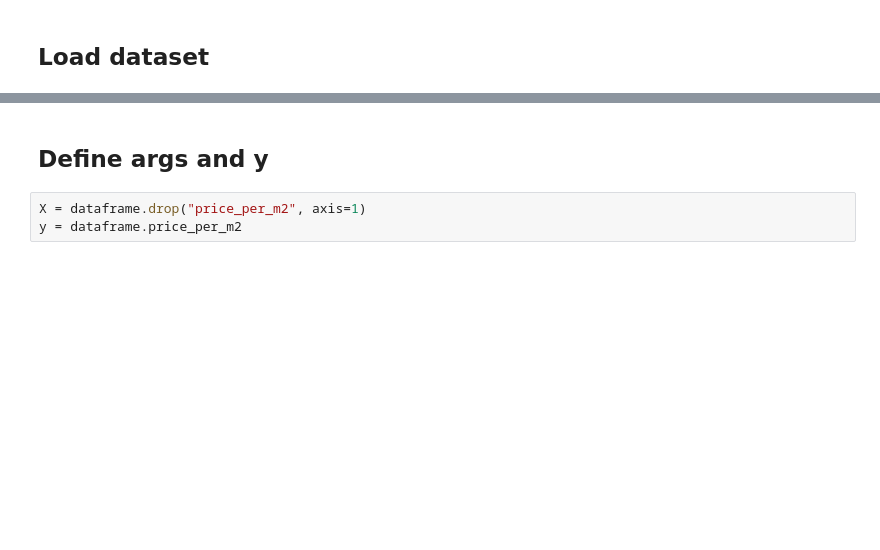
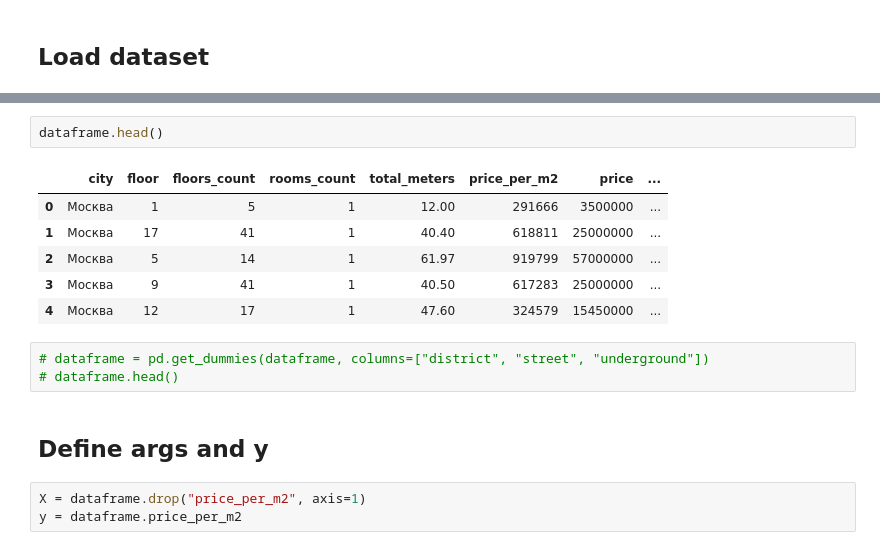
Before and after one commit to morozpr/ml-intensive, a Jupyter notebook: main.ipynb, the cells around one changed output, grey strips where cells are left out. Cells and saved outputs as stored; diff of their text form; blank space fills up the shorter version.

```diff
--- a/main.ipynb
+++ b/main.ipynb
@@ -21,3 +27,15 @@ ParserError: Error tokenizing data. C error: Calling read(nbytes) on source fail
+# %%
+dataframe.head()
+# %% [output]
+|  | city | floor | floors_count | rooms_count | total_meters | price_per_m2 | price | ... |
+| 0 | Москва | 1 | 5 | 1 | 12.00 | 291666 | 3500000 | ... |
+| 1 | Москва | 17 | 41 | 1 | 40.40 | 618811 | 25000000 | ... |
+| 2 | Москва | 5 | 14 | 1 | 61.97 | 919799 | 57000000 | ... |
+| 3 | Москва | 9 | 41 | 1 | 40.50 | 617283 | 25000000 | ... |
+| 4 | Москва | 12 | 17 | 1 | 47.60 | 324579 | 15450000 | ... |
+# %%
+# dataframe = pd.get_dummies(dataframe, columns=["district", "street", "underground"])
+# dataframe.head()
 # %% [markdown]
 ## Define args and y
 # %%
```
Also changed, not shown: parts of 16 cells of this notebook.
